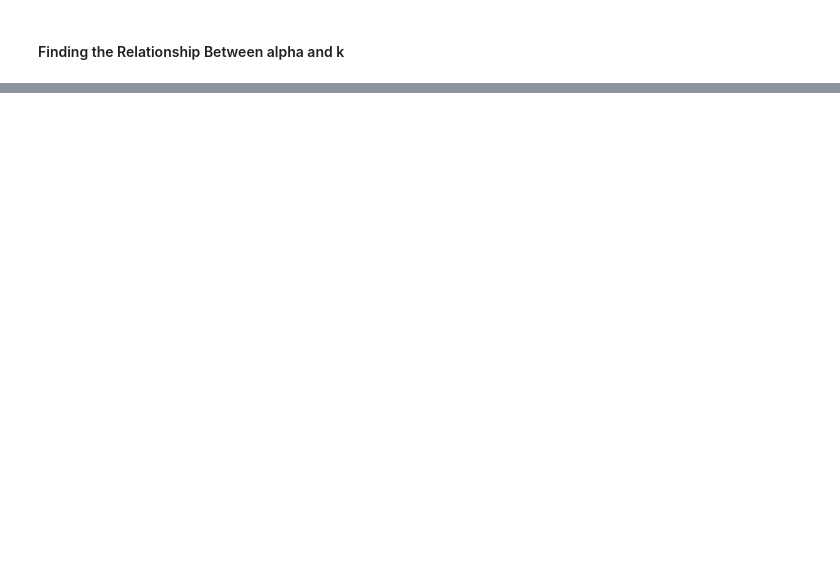
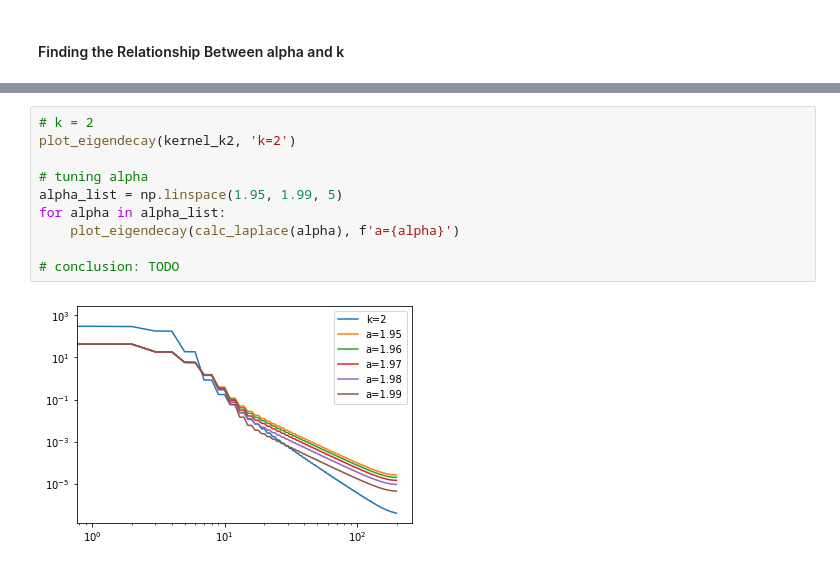
Before and after one commit to genglinliu/NTK-study, a Jupyter notebook: NTK2d_vectorized.ipynb, the cells around one changed output, grey strips where cells are left out. Drawn from its saved outputs; the diff is of its cells as text; blank space fills up the shorter version.

```diff
--- a/NTK2d_vectorized.ipynb
+++ b/NTK2d_vectorized.ipynb
@@ -273,0 +288,12 @@ for alpha in alpha_list:
+# %%
+# k = 2
+plot_eigendecay(kernel_k2, 'k=2')
+
+# tuning alpha
+alpha_list = np.linspace(1.95, 1.99, 5)
+for alpha in alpha_list:
+    plot_eigendecay(calc_laplace(alpha), f'a={alpha}')
+
+# conclusion: TODO
+# %% [output]
+[figure, added]
```
Also changed, not shown: parts of 9 cells of this notebook.
